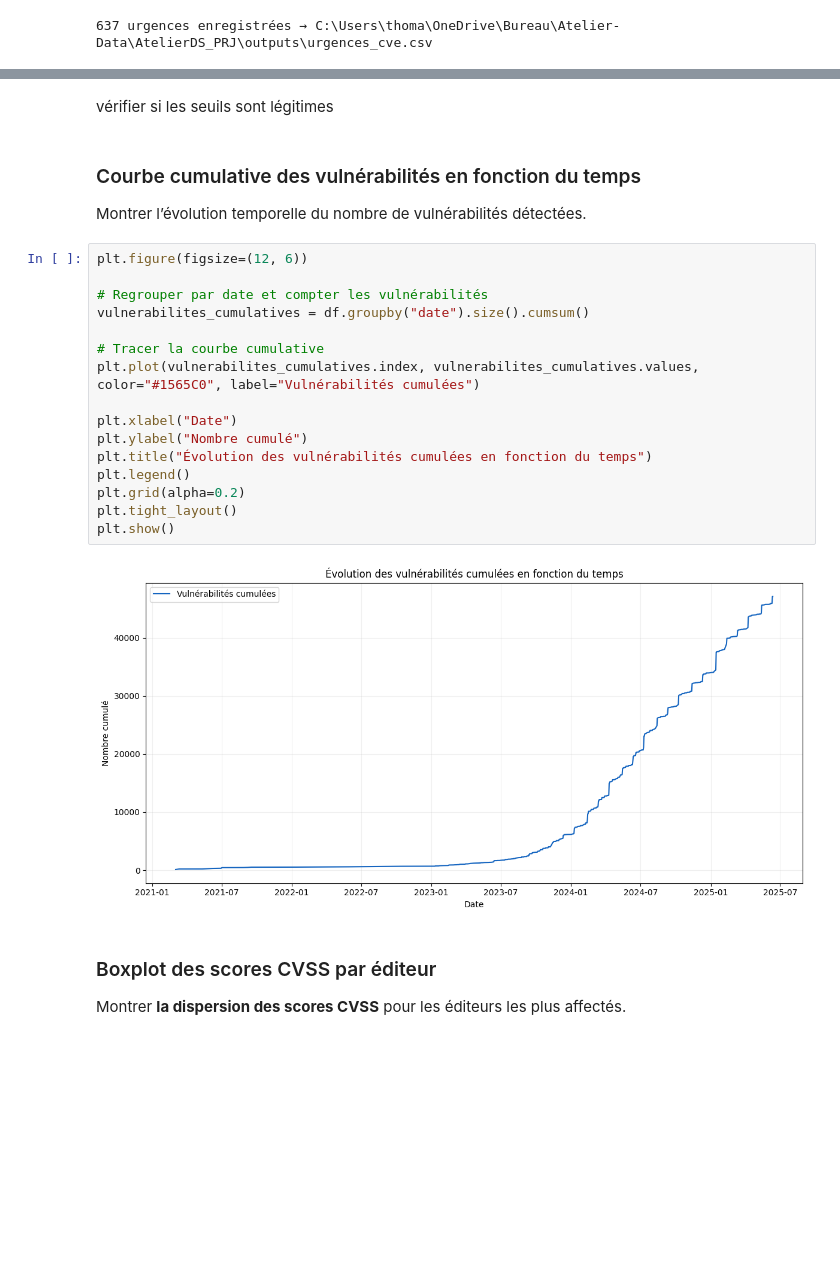
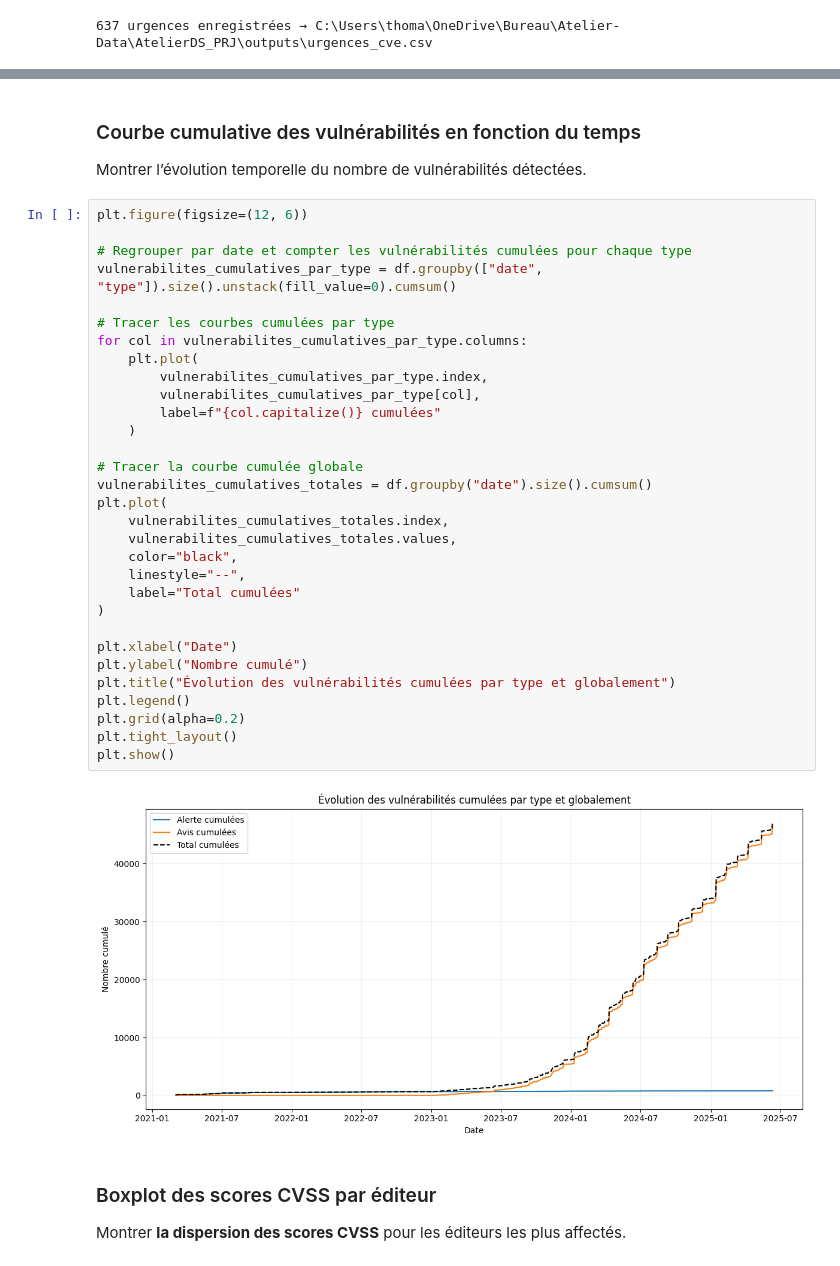
Before and after one commit to DorDNS/AtelierDS_PRJ, a Jupyter notebook: notebooks/analysis.ipynb, the cells around one changed output, grey strips where cells are left out. Saved outputs shown, nothing was run; the diff lists cells and outputs as text; blank space fills up the shorter version.

Commit message:
update graphe similaire

```diff
--- a/notebooks/analysis.ipynb
+++ b/notebooks/analysis.ipynb
@@ -122,5 +98,3 @@ plt.show()
-# %% [markdown]
-vérifier si les seuils sont légitimes
 # %% [markdown]
 ### Courbe cumulative des vulnérabilités en fonction du temps
 
@@ -128,21 +102,36 @@ Montrer l’évolution temporelle du nombre de vulnérabilités détectées.
 # %%
 plt.figure(figsize=(12, 6))
 
-# Regrouper par date et compter les vulnérabilités
-vulnerabilites_cumulatives = df.groupby("date").size().cumsum()
+# Regrouper par date et compter les vulnérabilités cumulées pour chaque type
+vulnerabilites_cumulatives_par_type = df.groupby(["date", "type"]).size().unstack(fill_value=0).cumsum()
 
-# Tracer la courbe cumulative
-plt.plot(vulnerabilites_cumulatives.index, vulnerabilites_cumulatives.values, color="#1565C0", label="Vulnérabilités cumulées")
+# Tracer les courbes cumulées par type
+for col in vulnerabilites_cumulatives_par_type.columns:
+    plt.plot(
+        vulnerabilites_cumulatives_par_type.index,
+        vulnerabilites_cumulatives_par_type[col],
+        label=f"{col.capitalize()} cumulées"
+    )
+
+# Tracer la courbe cumulée globale
+vulnerabilites_cumulatives_totales = df.groupby("date").size().cumsum()
+plt.plot(
+    vulnerabilites_cumulatives_totales.index,
+    vulnerabilites_cumulatives_totales.values,
+    color="black",
+    linestyle="--",
+    label="Total cumulées"
+)
 
 plt.xlabel("Date")
 plt.ylabel("Nombre cumulé")
-plt.title("Évolution des vulnérabilités cumulées en fonction du temps")
+plt.title("Évolution des vulnérabilités cumulées par type et globalement")
 plt.legend()
 plt.grid(alpha=0.2)
 plt.tight_layout()
 plt.show()
 # %% [output]
-[figure, old version]
+[figure, new version]
 # %% [markdown]
 ### Boxplot des scores CVSS par éditeur
 
```
Also changed, not shown: parts of 6 cells of this notebook.
